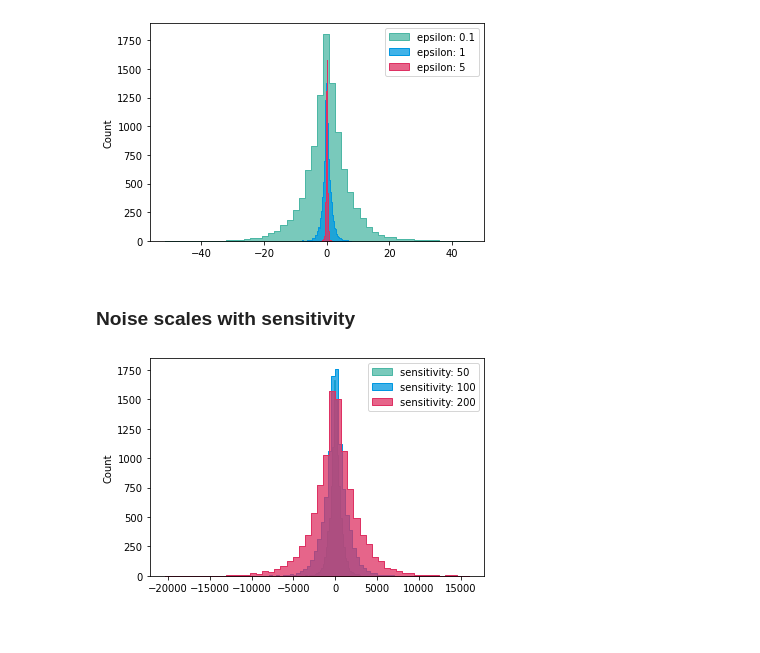
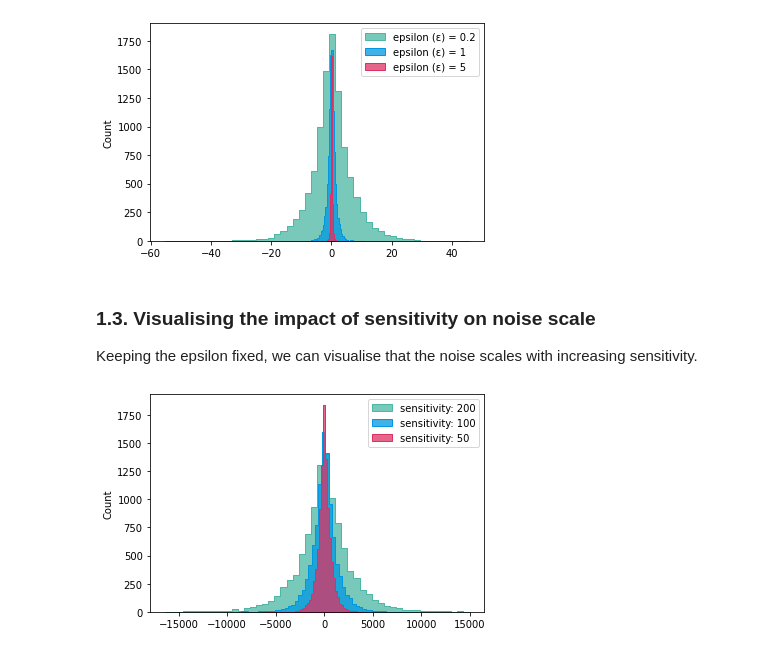
Before and after one commit to dsaidgovsg/stack-2022-differential-privacy-workshop, a Jupyter notebook: mechanisms.ipynb, the cells around one changed output. Saved outputs shown, nothing was run; the diff lists cells and outputs as text; code cells hidden in the pictures.

```diff
--- a/mechanisms.ipynb
+++ b/mechanisms.ipynb
@@ -12,4 +30,3 @@ warnings.filterwarnings('ignore')
 # %%
-COLOR_1 = "#4CB7A5"
-COLOR_2 = "#0198E1"
-COLOR_3 = "#DE3163"
+# constants for visualising graphs
+colors = ["#4CB7A5", "#0198E1", "#DE3163"]
@@ -20,3 +45,3 @@ COLOR_3 = "#DE3163"
 # %%
-def laplace_mechanism(sensitivity, epsilon):
-    return np.random.laplace(loc=0, scale=sensitivity/epsilon)
+def laplace_mechanism(query, sensitivity, epsilon):
+    return query + np.random.laplace(loc=0, scale=sensitivity/epsilon)
@@ -31,29 +60,33 @@ sns.histplot([laplace_mechanism(sensitivity, epsilon) for i in range(10000)], bi
 # %%
-sns.histplot([laplace_mechanism(1, 0.2) for i in range(10000)],
-             bins=50, element="step", color=COLOR_1, label="epsilon: 0.1");
+# keeping sensitivity fixed
+sensitivity = 1
 
-sns.histplot([laplace_mechanism(1, 1) for i in range(10000)],
-             bins=50, element="step", color=COLOR_2, label="epsilon: 1");
+# epsilon values
+epsilons = [0.2, 1, 5]
 
-sns.histplot([laplace_mechanism(1, 5) for i in range(10000)],
-             bins=50, element="step", color=COLOR_3, label="epsilon: 5");
-
+for idx, epsilon in enumerate(epsilons):
+    # ploting laplacian distribution
+    sns.histplot([laplace_mechanism(0, sensitivity, epsilon) for i in range(10000)],
+                 bins=50, element="step", color=colors[idx], label=f"epsilon (ε) = {epsilon}");
 plt.legend();
 # %% [output]
-[figure, old version]
+[figure, new version]
 # %% [markdown]
-### Noise scales with sensitivity
+### 1.3. Visualising the impact of sensitivity on noise scale <a id="cell13"></a>
+
+Keeping the epsilon fixed, we can visualise that the noise scales with increasing sensitivity.
 # %%
-sns.histplot([laplace_mechanism(50, 0.1) for i in range(10000)],
-             bins=50, element="step", color=COLOR_1, label="sensitivity: 50");
+# keeping epsilon fixed
+epsilon = 0.1
 
-sns.histplot([laplace_mechanism(100, 0.1) for i in range(10000)],
-             bins=50, element="step", color=COLOR_2, label="sensitivity: 100");
+# sensitivity values
+sensitivities = [200, 100, 50]
 
-sns.histplot([laplace_mechanism(200, 0.1) for i in range(10000)],
-             bins=50, element="step", color=COLOR_3, label="sensitivity: 200");
-
+for idx, sensitivity in enumerate(sensitivities):
+    # ploting laplacian distribution
+    sns.histplot([laplace_mechanism(0, sensitivity, epsilon) for i in range(10000)],
+                 bins=50, element="step", color=colors[idx], label=f"sensitivity: {sensitivity}");
 plt.legend();
 # %% [output]
-[figure, old version]
+[figure, new version]
 # %% [markdown]
```
Also changed, not shown: parts of 22 cells of this notebook, 9 other files.
